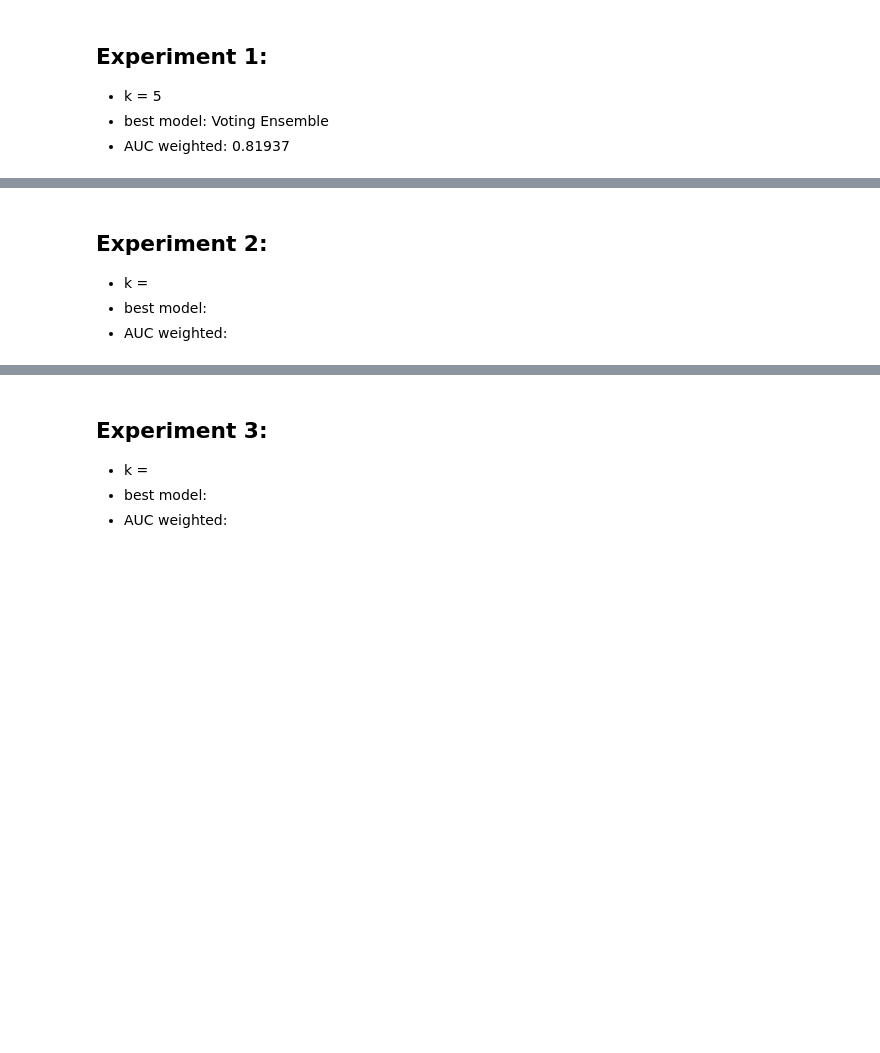
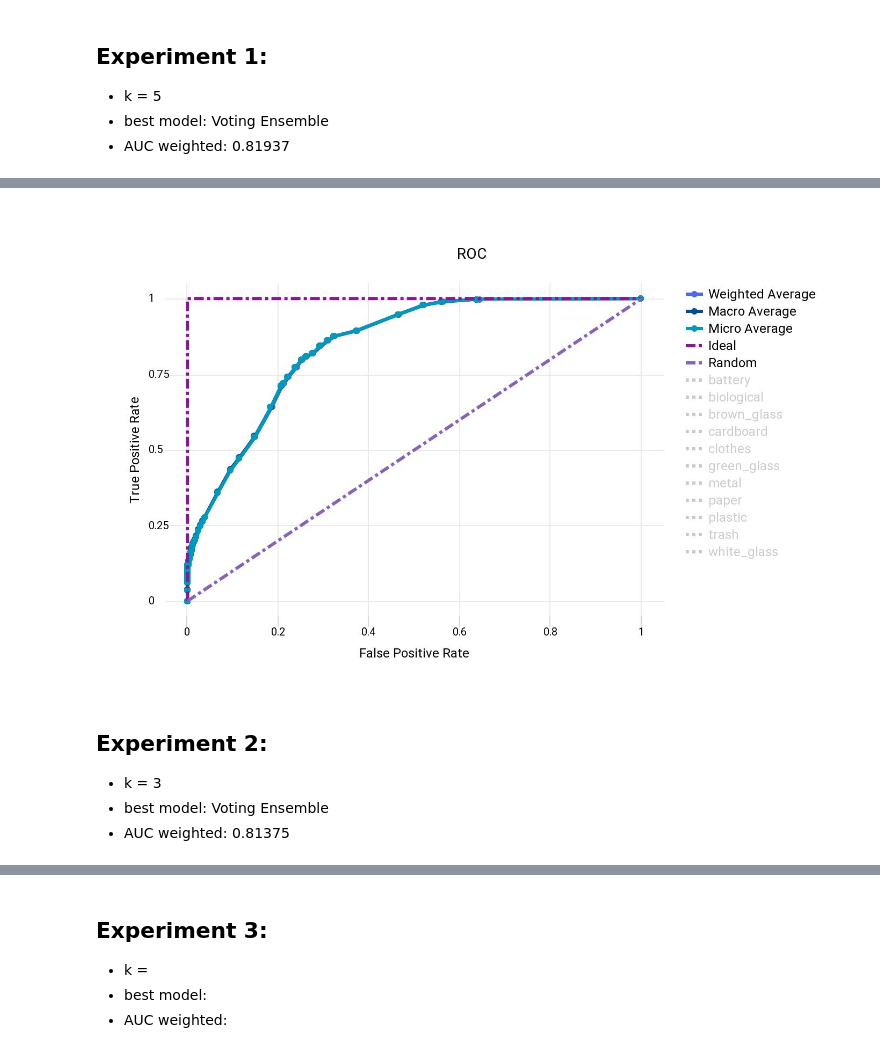
Before and after one commit to zibro011/ml-class-project, a Jupyter notebook: FinalProject.ipynb, the cells around one changed output, grey strips where cells are left out. Cells and saved outputs as stored; diff of their text form; code cells hidden in the pictures; blank space fills up the shorter version.

```diff
--- a/FinalProject.ipynb
+++ b/FinalProject.ipynb
@@ -22,5 +23,9 @@ def show_svg():
+# %%
+Image(filename='ROC1.jpeg')
+# %% [output]
+[figure, added]
 # %% [markdown]
 ## Experiment 2:
-* k =
-* best model:
-* AUC weighted:
+* k = 3
+* best model: Voting Ensemble
+* AUC weighted: 0.81375
```
Also changed, not shown: parts of 6 cells of this notebook, 4 other files.
